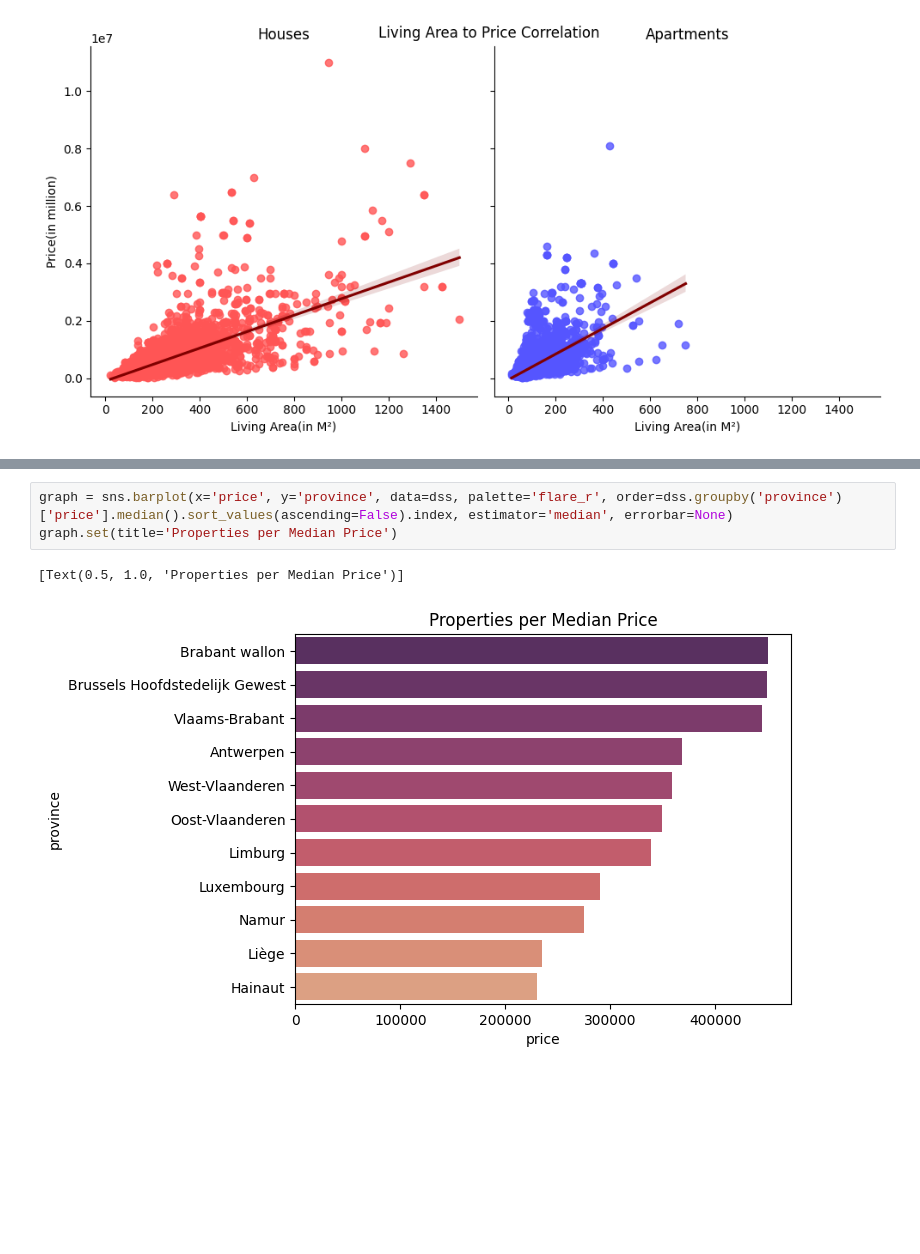
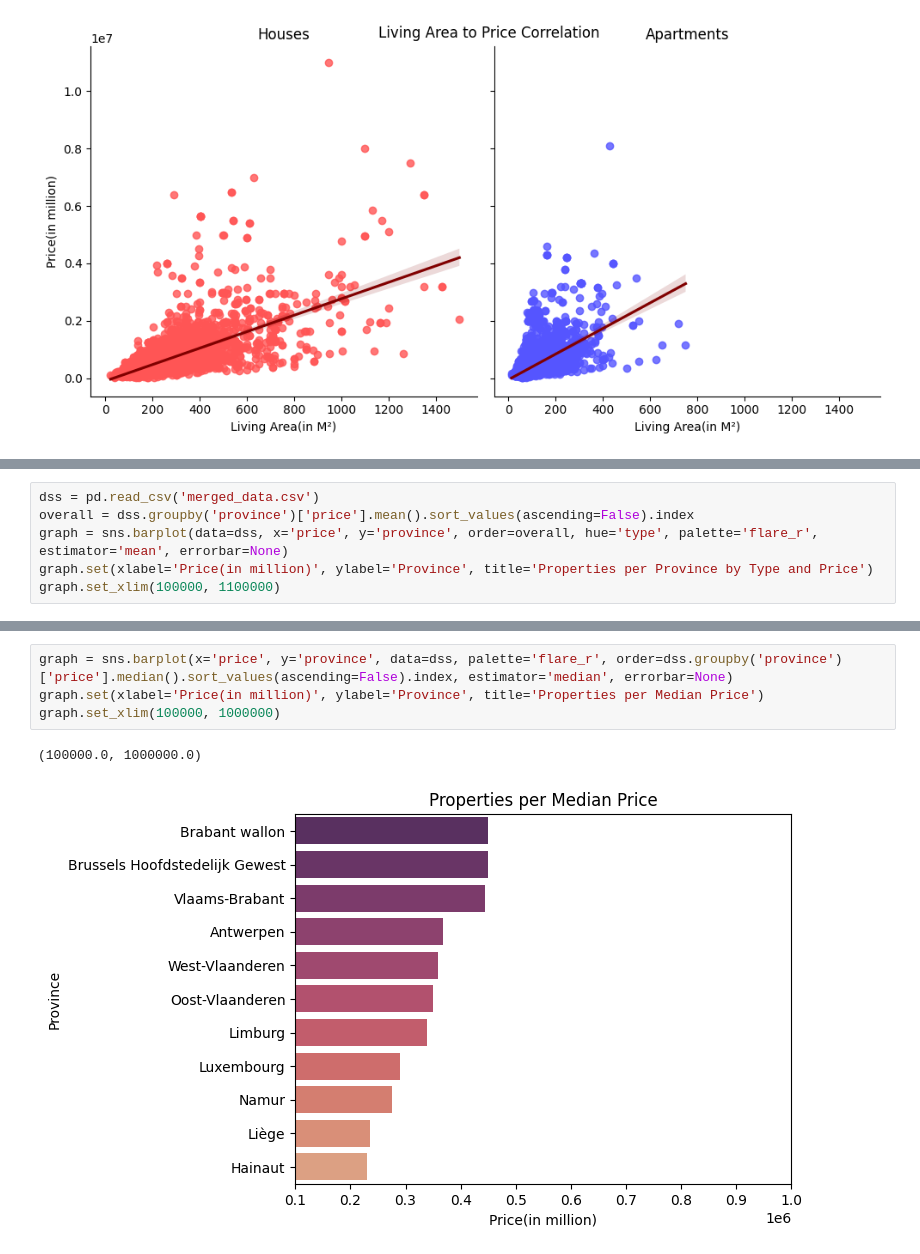
Before and after one commit to danielbauwens/Immo-Project-Data-Analysis, a Jupyter notebook: analysis.ipynb, the cells around one changed output, grey strips where cells are left out. Cells and saved outputs as stored; diff of their text form; blank space fills up the shorter version.

Commit message:
cleaning up plot code and added first draft readme

```diff
--- a/analysis.ipynb
+++ b/analysis.ipynb
@@ -107,0 +110,6 @@ graph.set(title='Properties per Province by Type')
+# %%
+dss = pd.read_csv('merged_data.csv')
+overall = dss.groupby('province')['price'].mean().sort_values(ascending=False).index
+graph = sns.barplot(data=dss, x='price', y='province', order=overall, hue='type', palette='flare_r', estimator='mean', errorbar=None)
+graph.set(xlabel='Price(in million)', ylabel='Province', title='Properties per Province by Type and Price')
+graph.set_xlim(100000, 1100000)
@@ -114,6 +126,7 @@ graph.set(title='Properties per Mean Price')
 # %%
 graph = sns.barplot(x='price', y='province', data=dss, palette='flare_r', order=dss.groupby('province')['price'].median().sort_values(ascending=False).index, estimator='median', errorbar=None)
-graph.set(title='Properties per Median Price')
+graph.set(xlabel='Price(in million)', ylabel='Province', title='Properties per Median Price')
+graph.set_xlim(100000, 1000000)
 # %% [output]
-[Text(0.5, 1.0, 'Properties per Median Price')]
+(100000.0, 1000000.0)
-[figure, old version]
+[figure, new version]
```
Also changed, not shown: parts of 9 cells of this notebook, 2 other files.
